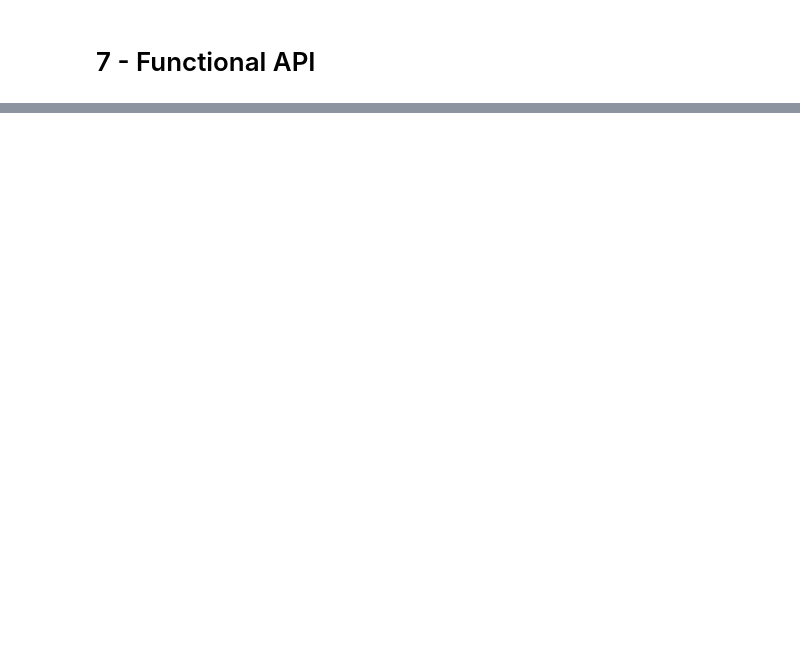
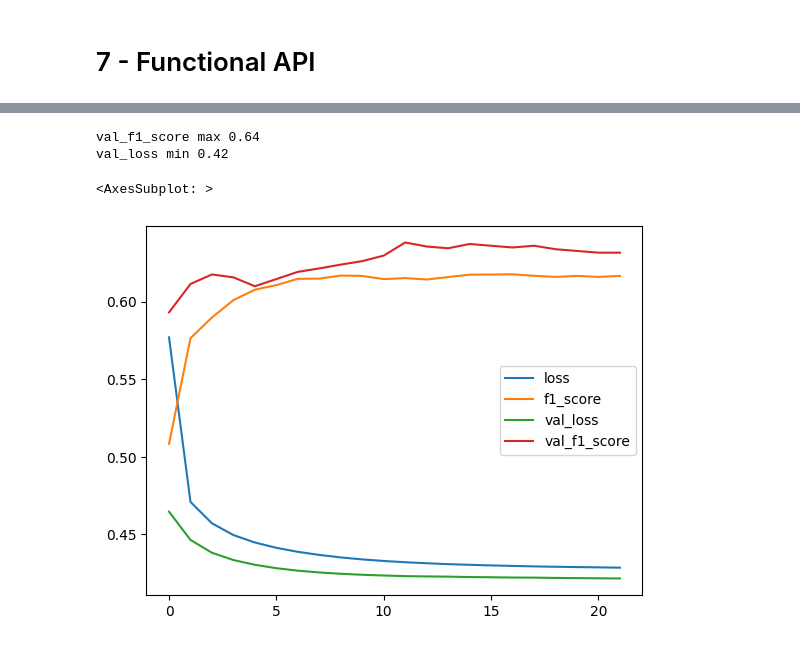
Before and after one commit to jasonrichdarmawan/p2-ml1, a Jupyter notebook: h8dsft_P2M1_jason_rich_darmawan_onggo_putra.ipynb, the cells around one changed output, grey strips where cells are left out. Drawn from its saved outputs; the diff is of its cells as text; code cells hidden in the pictures; blank space fills up the shorter version.

```diff
--- a/h8dsft_P2M1_jason_rich_darmawan_onggo_putra.ipynb
+++ b/h8dsft_P2M1_jason_rich_darmawan_onggo_putra.ipynb
@@ -1101,0 +1262,9 @@ Further Improvement:
+# %%
+# Train the functional improved
+
+hist_fun_imp = model_fun_imp.fit(
+    train_pipe,
+    validation_data=val_pipe,
+    epochs=100,
+    callbacks=[callback]
+)
@@ -1101,0 +1321,13 @@ Further Improvement:
+# %%
+# Visualize the functional improved metrics
+hist_fun_imp_df = pd.DataFrame(data=hist_fun_imp.history)
+
+print("val_f1_score max %.2f" % (np.max(hist_fun_imp_df['val_f1_score'])))
+print("val_loss min %.2f" % (np.min(hist_fun_imp_df['val_loss'])))
+
+hist_fun_imp_df.plot()
+# %% [output]
+val_f1_score max 0.64
+val_loss min 0.42
+<AxesSubplot: >
+[figure, added]
```
Also changed, not shown: parts of 24 cells of this notebook, 2 other files.
